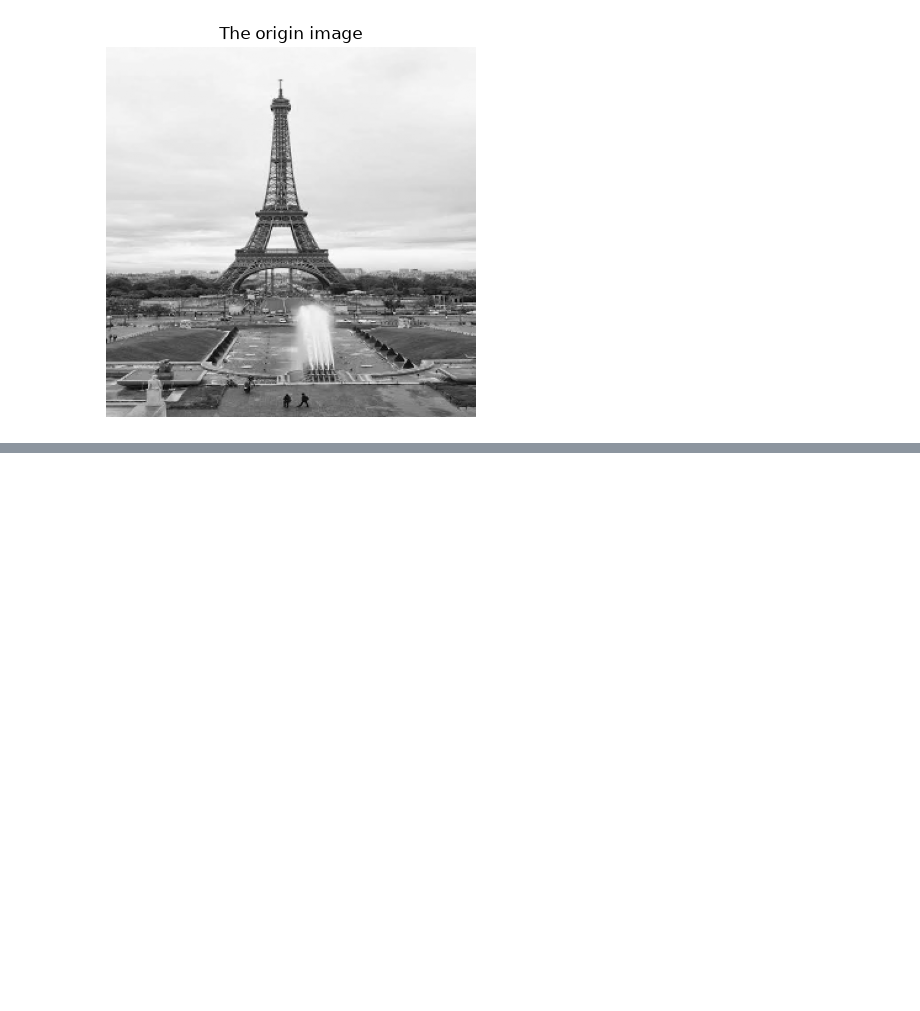
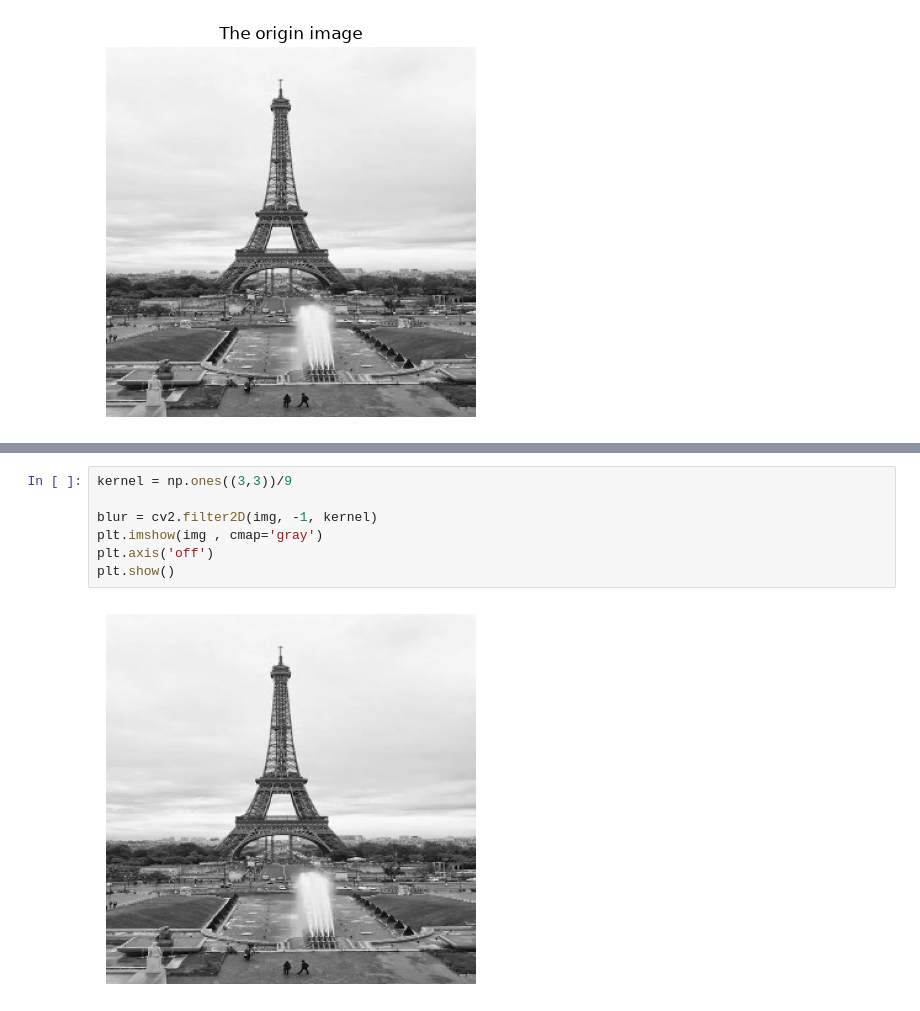
Before and after one commit to mohamed31123/ia-enginner-labs, a Jupyter notebook: computer_vision/Untitled1.ipynb, the cells around one changed output, grey strips where cells are left out. Saved outputs shown, nothing was run; the diff lists cells and outputs as text; blank space fills up the shorter version.

```diff
--- a/computer_vision/Untitled1.ipynb
+++ b/computer_vision/Untitled1.ipynb
@@ -26,0 +63,9 @@ plt.show()
+# %%
+kernel = np.ones((3,3))/9
+
+blur = cv2.filter2D(img, -1, kernel)
+plt.imshow(img , cmap='gray')
+plt.axis('off')
+plt.show()
+# %% [output]
+[figure, added]
```
Also changed, not shown: parts of 2 cells of this notebook.
